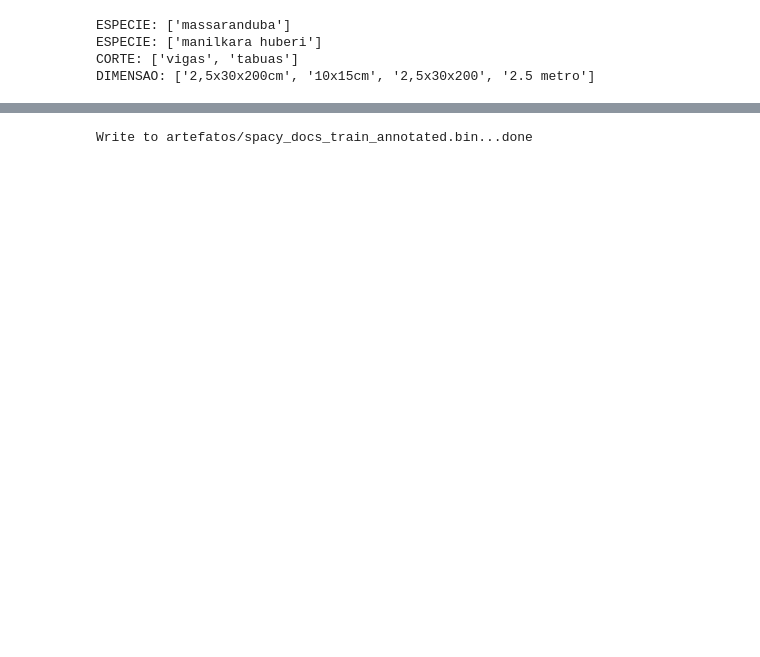
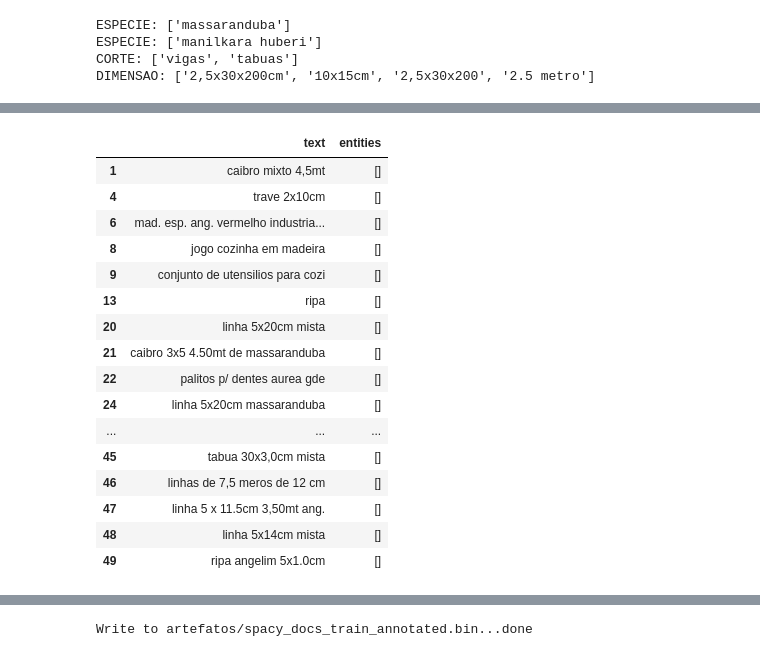
Before and after one commit to TalesVMAlves/Madeira-Fraca, a Jupyter notebook: weak_ner.ipynb, the cells around one changed output, grey strips where cells are left out. Saved outputs shown, nothing was run; the diff lists cells and outputs as text; code cells hidden in the pictures; blank space fills up the shorter version.

```diff
--- a/weak_ner.ipynb
+++ b/weak_ner.ipynb
@@ -366,0 +650,21 @@ DIMENSAO: ['2,5x30x200cm', '10x15cm', '2,5x30x200', '2.5 metro']
+# %%
+qwen_not_entities = qwen_df[qwen_df.n_entities == 0]
+qwen_not_entities[['text', 'entities']]
+# %% [output]
+|  | text | entities |
+| 1 | caibro mixto 4,5mt | [] |
+| 4 | trave 2x10cm | [] |
+| 6 | mad. esp. ang. vermelho industria... | [] |
+| 8 | jogo cozinha em madeira | [] |
+| 9 | conjunto de utensilios para cozi | [] |
+| 13 | ripa | [] |
+| 20 | linha 5x20cm mista | [] |
+| 21 | caibro 3x5 4.50mt de massaranduba | [] |
+| 22 | palitos p/ dentes aurea gde | [] |
+| 24 | linha 5x20cm massaranduba | [] |
+| ... | ... | ... |
+| 45 | tabua 30x3,0cm mista | [] |
+| 46 | linhas de 7,5 meros de 12 cm | [] |
+| 47 | linha 5 x 11.5cm 3,50mt ang. | [] |
+| 48 | linha 5x14cm mista | [] |
+| 49 | ripa angelim 5x1.0cm | [] |
```
Also changed, not shown: parts of 76 cells of this notebook, 3 other files.
